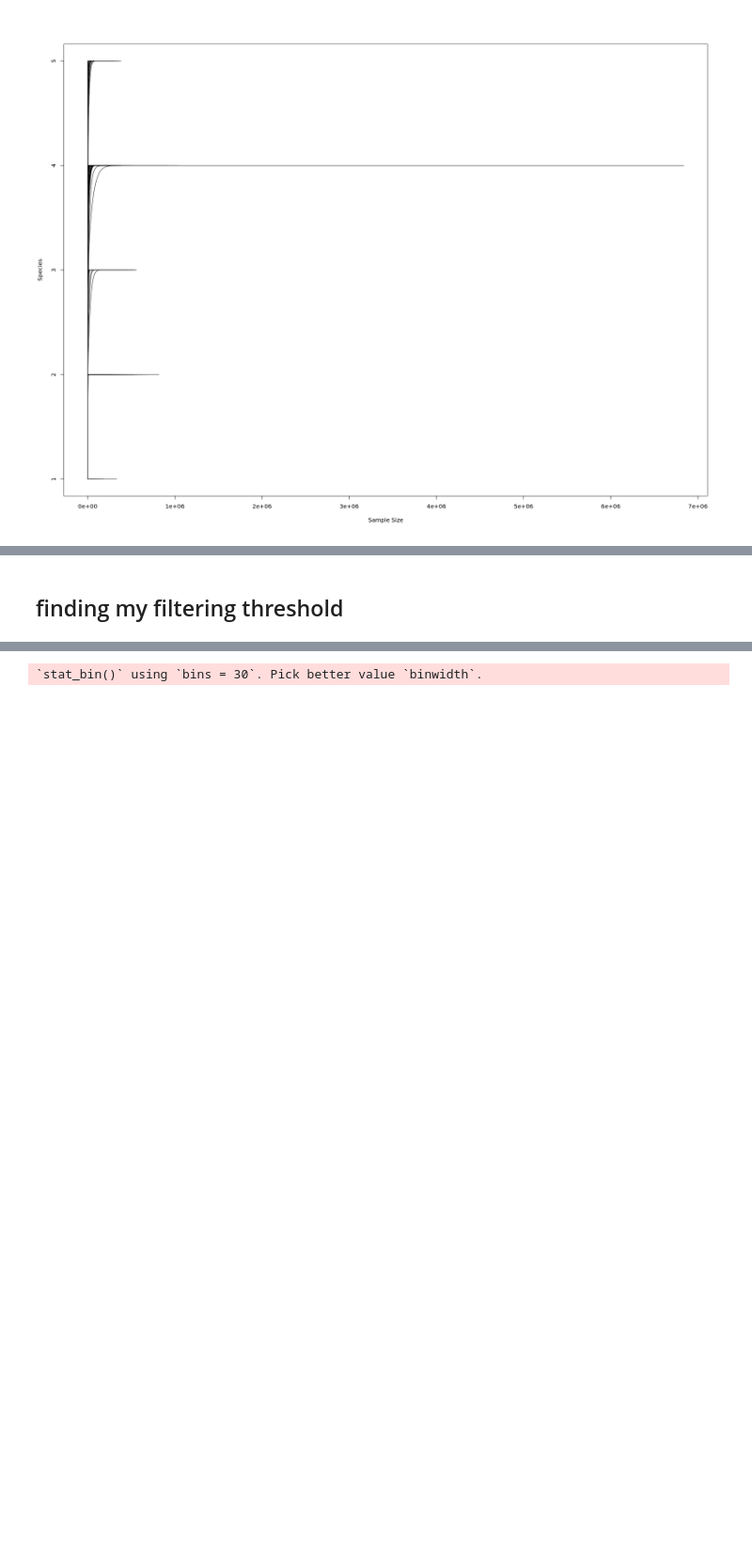
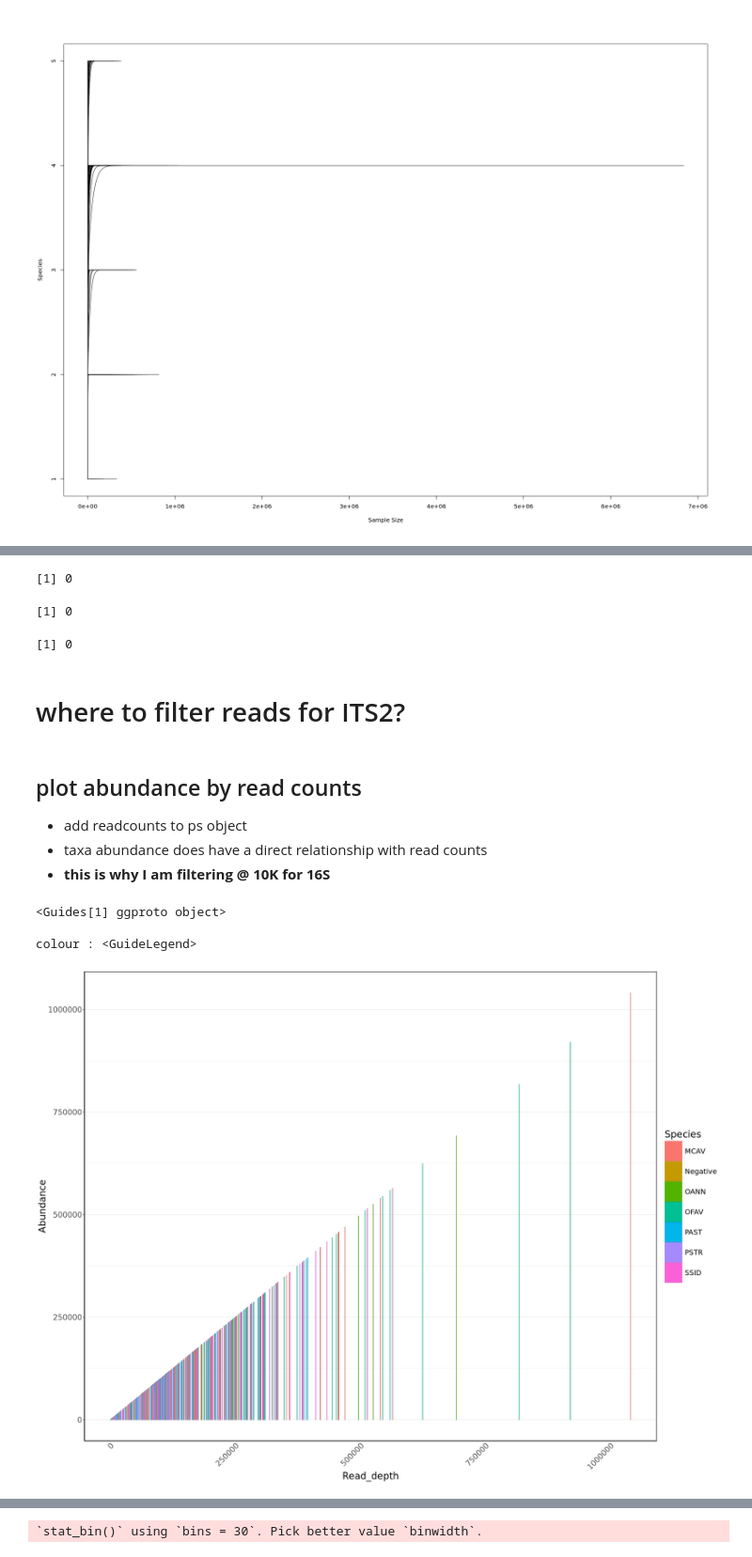
Before and after one commit to cdesouza02/BEL_16S_ITS2, a Jupyter notebook: BEL_ITS2_outputs/its2_ps_processing.ipynb, the cells around one changed output, grey strips where cells are left out. Shown at 94% size. Cells and saved outputs as stored; diff of their text form; code cells hidden in the pictures; blank space fills up the shorter version.

```diff
--- a/BEL_ITS2_outputs/its2_ps_processing.ipynb
+++ b/BEL_ITS2_outputs/its2_ps_processing.ipynb
@@ -164,2 +150,18 @@ Warning message in rarecurve(otu_df, step = 100, label = FALSE):
+# %%
+# How many singletons?
+tdt[(TotalCounts <= 0), .N]
+
+tdt[(TotalCounts <= 1), .N]
+# How many doubletons?
+tdt[(TotalCounts <= 2), .N]
+# %% [output]
+[1] 0
+[1] 0
+[1] 0
+# %% [markdown]
+# where to filter reads for ITS2?
 # %% [markdown]
-## finding  my filtering threshold
+## plot abundance by read counts
+- add readcounts to ps object
+- taxa abundance does have a direct relationship with read counts
+- **this is why I am filtering @ 10K for 16S**
@@ -165,0 +171,30 @@ Warning message in rarecurve(otu_df, step = 100, label = FALSE):
+# %%
+# remove low read counts
+ps_200k <- prune_samples(sample_sums(ps) <= 2000000, ps)
+# %%
+#plot
+fam <- plot_bar(ps_200k, x="Read_depth", fill = "Species") +
+  geom_bar(aes(color = Species, fill = Species),
+           stat = "identity", position = "stack") +
+  theme_bw() +
+  theme(
+    legend.position = "right",
+      legend.title = element_text(size = 20),
+  legend.text = element_text(size = 15),
+  legend.key.width = unit(1.3, "cm"),     # make the legend keys wider
+  legend.key.height = unit(1.5, "cm"),   # make them taller
+    panel.border = element_rect(color = "black", fill = NA, linewidth = 1),
+    panel.grid.major.x = element_blank(),
+    panel.grid.minor.x = element_blank(),
+    axis.ticks.x = element_blank(),
+    axis.line = element_line(color = "black"),
+    axis.text.x = element_text(angle = 45, vjust = 1, hjust = 1),
+    text = element_text(size = 20)
+  )
+guides(color = guide_legend(override.aes = list(size = 6)))
+fam
+# %% [output]
+<Guides[1] ggproto object>
+
+colour : <GuideLegend>
+[figure, added]
```
Also changed, not shown: parts of 27 cells of this notebook.
